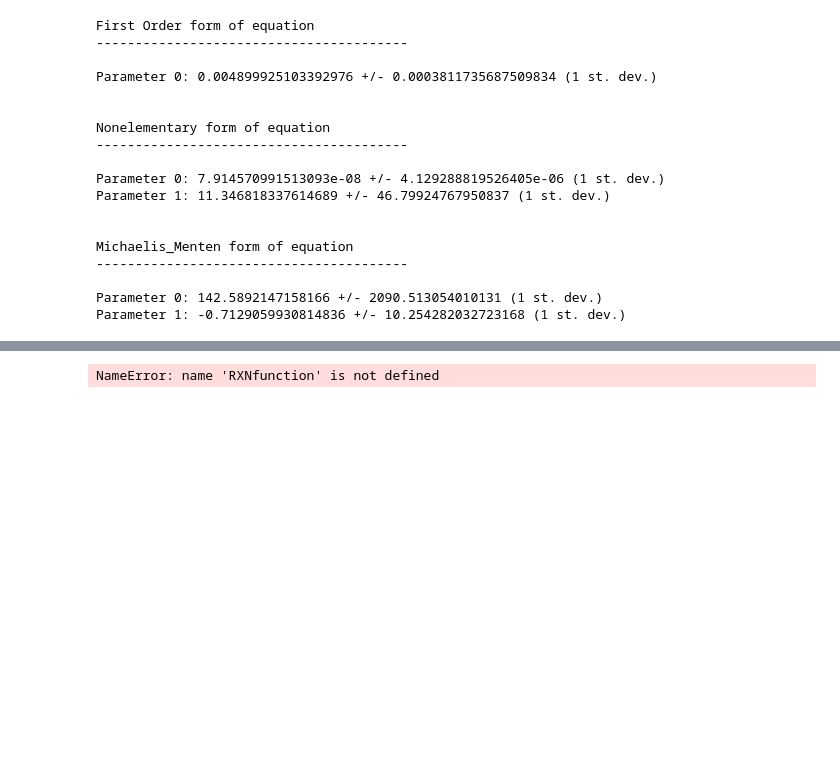
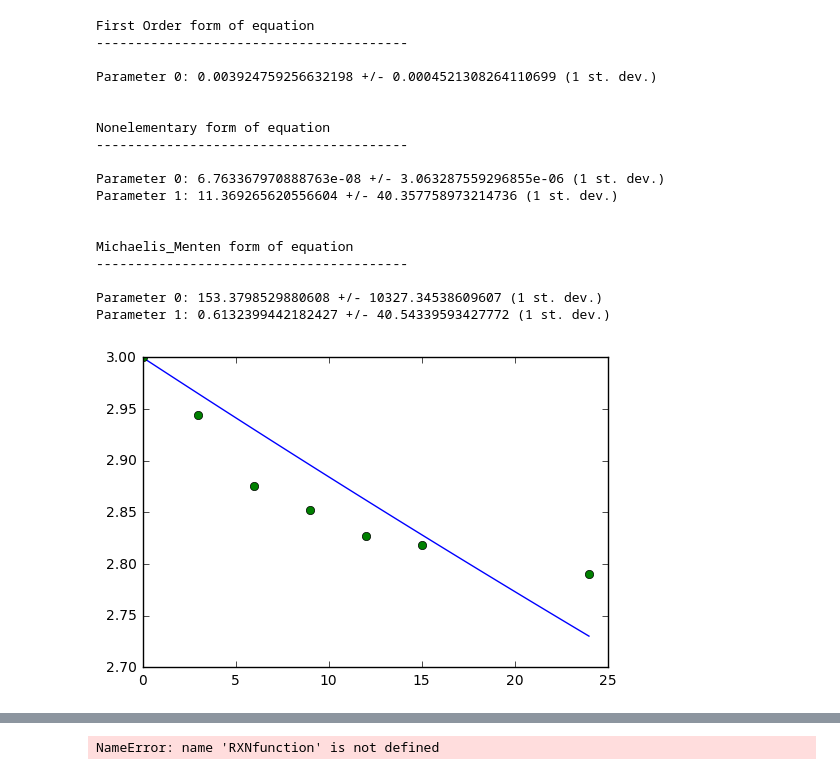
Before and after one commit to nateharms/serotonin_transport, a Jupyter notebook: Serotonin Reaction Rates.ipynb, the cells around one changed output, grey strips where cells are left out. Saved outputs shown, nothing was run; the diff lists cells and outputs as text; code cells hidden in the pictures; blank space fills up the shorter version.

```diff
--- a/Serotonin Reaction Rates.ipynb
+++ b/Serotonin Reaction Rates.ipynb
@@ -65,7 +122,7 @@ def Michaelis_Menten(times,K_m,v_max):
         t = times[i]
 
         def dcAdt(cA, t):
-            return v_max*cA/(cA+K_m)
+            return -1.0*v_max*cA/(cA+K_m)
 
         cAo=3 #mmol/L
         result = scipy.integrate.odeint(dcAdt, cAo, [0,t])
@@ -75,7 +132,7 @@ def Michaelis_Menten(times,K_m,v_max):
 
 startingGuessFO = (1e-3)
 startingGuessNE = (1, 1)
-startingGuessMM = (1, 1)
+startingGuessMM = (3, 1)
 
 fo_optimal_parameters, fo_covariance = scipy.optimize.curve_fit(first_order, timesRXN, trpConcRXN,
                                                                 p0=startingGuessFO, method = 'trf')
@@ -88,35 +145,42 @@ mm_optimal_parameters, mm_covariance = scipy.optimize.curve_fit(Michaelis_Menten
 
 
 def report(optimal_parameters, covariance):
     "Make this a function so we can reuse it in cells below"
     parameter_errors = np.sqrt(np.diag(covariance))
     for i in range(len(optimal_parameters)):
         print("Parameter {}: {} +/- {} (1 st. dev.)".format(i,
                                                             optimal_parameters[i],
                                                             parameter_errors[i]))
 
 print('\n\nFirst Order form of equation \n' + '-'*40 + '\n')
 report(fo_optimal_parameters, fo_covariance)
 print('\n\nNonelementary form of equation \n' + '-'*40 + '\n')
 report(ne_optimal_parameters, ne_covariance)
 print('\n\nMichaelis_Menten form of equation \n' + '-'*40 + '\n')
 report(mm_optimal_parameters, mm_covariance)
+
+x_many_points = np.linspace(timesRXN.min(),timesRXN.max(),50)
+plt.plot(x_many_points, Michaelis_Menten(x_many_points, *mm_optimal_parameters), label='fitted')
+plt.plot(timesRXN, trpConcRXN,'o', label = 'experiment')
+
+plt.show()
 # %% [output]
 First Order form of equation
 ----------------------------------------
 
-Parameter 0: 0.004899925103392976 +/- 0.0003811735687509834 (1 st. dev.)
+Parameter 0: 0.003924759256632198 +/- 0.0004521308264110699 (1 st. dev.)
 
 
 Nonelementary form of equation
 ----------------------------------------
 
-Parameter 0: 7.914570991513093e-08 +/- 4.129288819526405e-06 (1 st. dev.)
-Parameter 1: 11.346818337614689 +/- 46.79924767950837 (1 st. dev.)
+Parameter 0: 6.763367970888763e-08 +/- 3.063287559296855e-06 (1 st. dev.)
+Parameter 1: 11.369265620556604 +/- 40.357758973214736 (1 st. dev.)
 
 
 Michaelis_Menten form of equation
 ----------------------------------------
 
-Parameter 0: 142.5892147158166 +/- 2090.513054010131 (1 st. dev.)
-Parameter 1: -0.7129059930814836 +/- 10.254282032723168 (1 st. dev.)
+Parameter 0: 153.3798529880608 +/- 10327.34538609607 (1 st. dev.)
+Parameter 1: 0.6132399442182427 +/- 40.54339593427772 (1 st. dev.)
+[figure, added]
```
Also changed, not shown: parts of 4 cells of this notebook.
